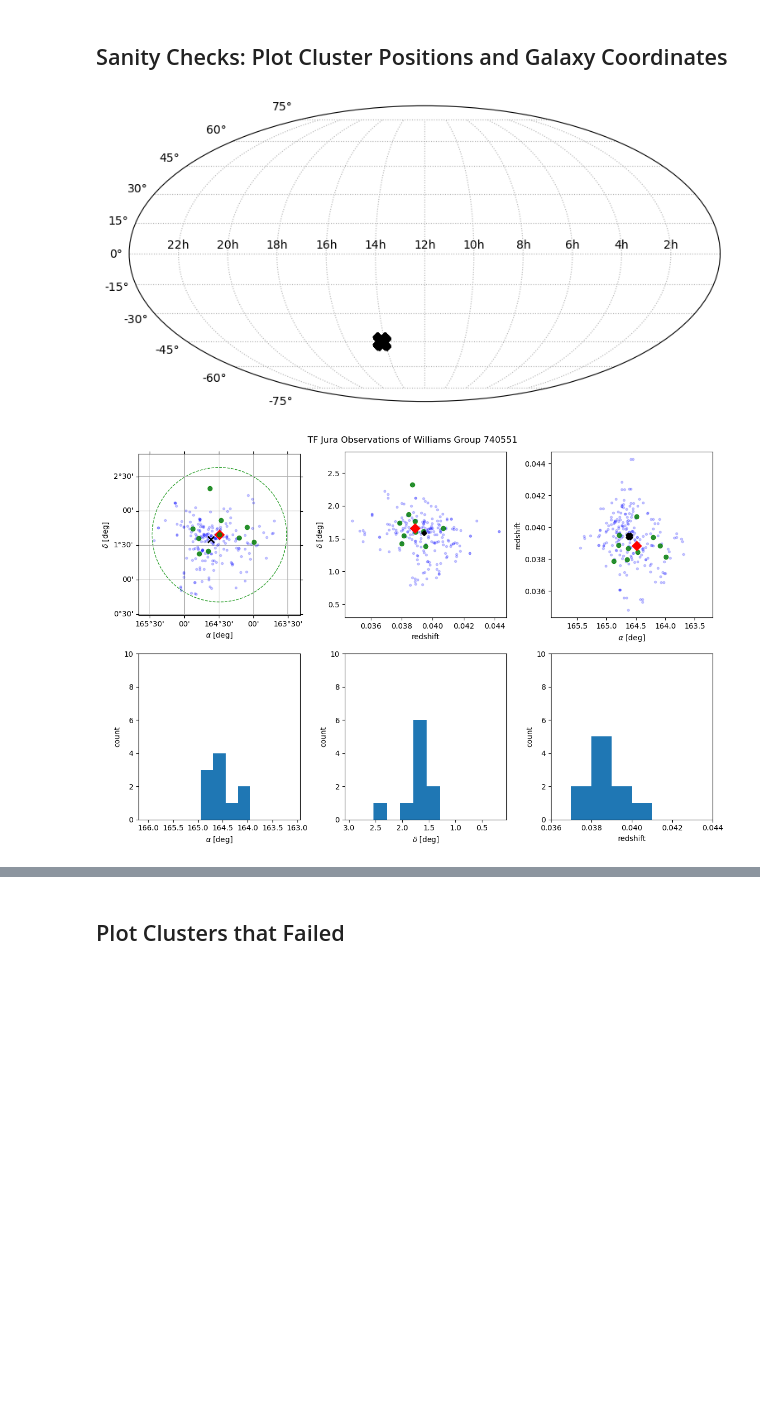
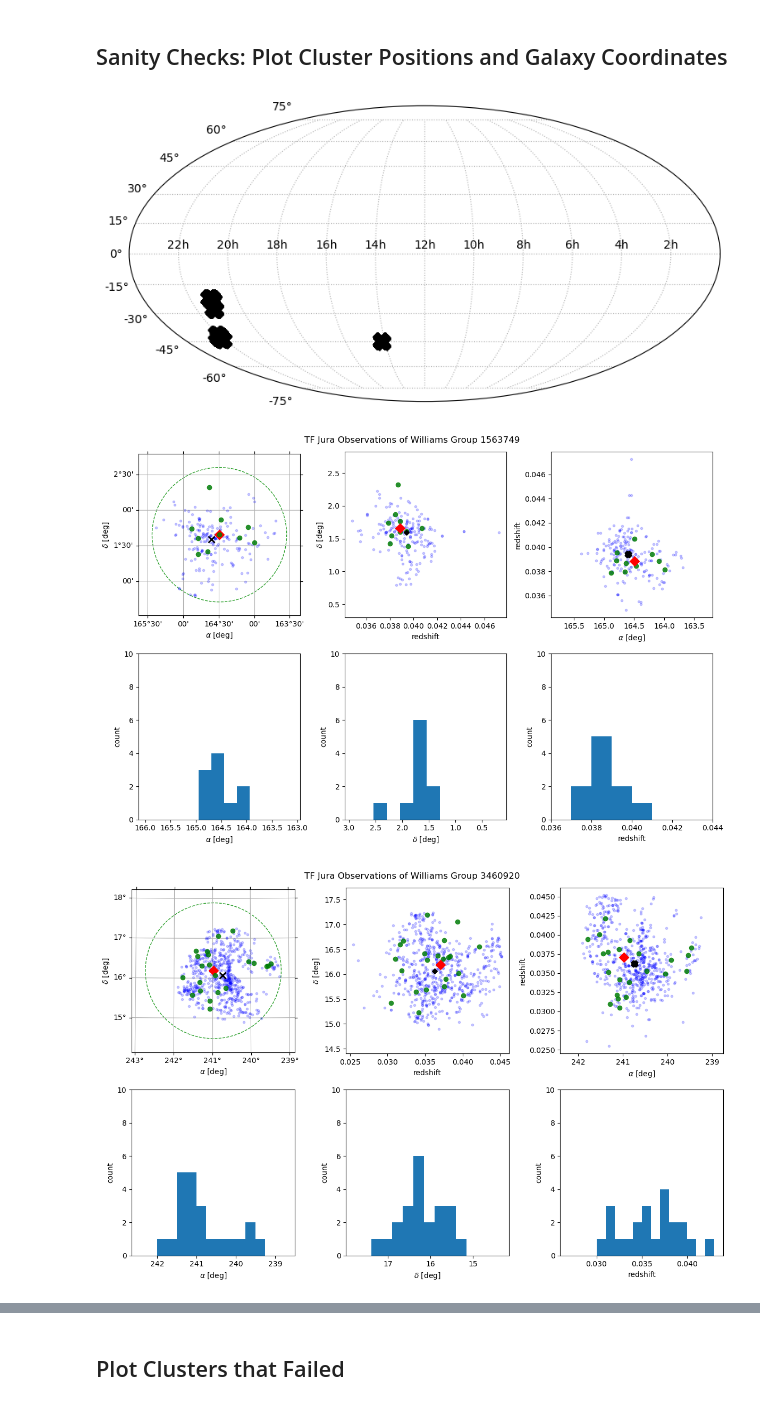
Before and after one commit to DESI-UR/DESI_SGA, a Jupyter notebook: TF/Y3/TF_Y3_Williams_cluster_calibration_weightsVmax-1.ipynb, the cells around one changed output, grey strips where cells are left out. Drawn from its saved outputs; the diff is of its cells as text; code cells hidden in the pictures; blank space fills up the shorter version.

Commit message:
Updated cluster selection criteria.

```diff
--- a/TF/Y3/TF_Y3_Williams_cluster_calibration_weightsVmax-1.ipynb
+++ b/TF/Y3/TF_Y3_Williams_cluster_calibration_weightsVmax-1.ipynb
@@ -89,7 +95,7 @@ mu[use_primary] = zeroptab['MU_PRIMARY'][use_primary]
 
 These groups come from the group catalog being created by Ian Williams, still a work in progress as of April 2025. The cluster membership is explicity defined in this catalog
 # %%
-clusters = Table.read('/global/cfs/cdirs/desi/users/ianw89/groupcatalogs/BGS_DR1/WIP/GROUP_CATALOG_BGS_DR1_vWIP.fits')
+clusters = Table.read('/global/cfs/cdirs/desi/users/ianw89/groupcatalogs/BGS_Y3/v0.3/GROUP_CATALOG_BGS_Y3_v0.3.fits')
 print(len(clusters), 'galaxies')
 clusters[:5]
 # %% [output]
@@ -107,7 +113,7 @@ Table length=5
 # Find Group Membership
 Each galaxy in the Williams catalog is assigned to a group. So, we just need to match our galaxies to those in the Williams catalog. We perform this matching using the targetids in `Catalog_Matching_Williams.ipynb`, so we can read in the file that contains the groups corresponding to each of our SGA_IDs, and then append this to our table.
 # %%
-target_matches = Table.read('Jura_Williams_TargetID_Matches.fits')
+target_matches = Table.read('Jura_Williams_Y3_TargetID_Matches.fits')
 
 sgatab = join(target_matches, sgatab_sel, keys='SGA_ID', join_type='inner')
 
@@ -171,7 +181,7 @@ ax.grid(ls=':');
 
 # fig.savefig('../../Figures/Y1/TF_Y1_SGA_Vrot_clusters_20241203.png', dpi=150);
 # %% [output]
-[figure, old version]
+[figure, new version]
 # %%
 def geometric_median(X, eps=1e-6):
     """Compute the weighted geometric median of a set of points using Weiszfeld's algorithm.
@@ -385,9 +395,23 @@ def plot_cluster_members(clusters, cluster_id, sgacat, sga_ids):
 
     fig.suptitle(f'TF Jura Observations of Williams Group {cluster_id}')
 
-    return fig
+    return fig, cluster_coords_median, sga_coords_median, z_cluster_median, z_sga_median, z_cluster, z_sga
 # %%
+grp_coords_med = []
+sga_coords_med = []
+z_sga_med = []
+z_grp_med = []
+z_sga = []
+z_grp = []
+
 for cluster_id in sga_groups.keys():
-    fig = plot_cluster_members(clusters, cluster_id, sgatab, sga_groups[cluster_id])
+    fig, cluster_center, obs_center, cluster_z_med, obs_z_med, cluster_z, obs_z = plot_cluster_members(clusters, cluster_id, sgatab, sga_groups[cluster_id])
+    grp_coords_med.append(cluster_center)
+    sga_coords_med.append(obs_center)
+    z_sga_med.append(obs_z_med)
+    z_grp_med.append(cluster_z_med)
+    z_sga.append(obs_z)
+    z_grp.append(cluster_z)
 # %% [output]
-[figure, old version]
+[figure, new version]
+[figure, added]
```
Also changed, not shown: parts of 30 cells of this notebook.
